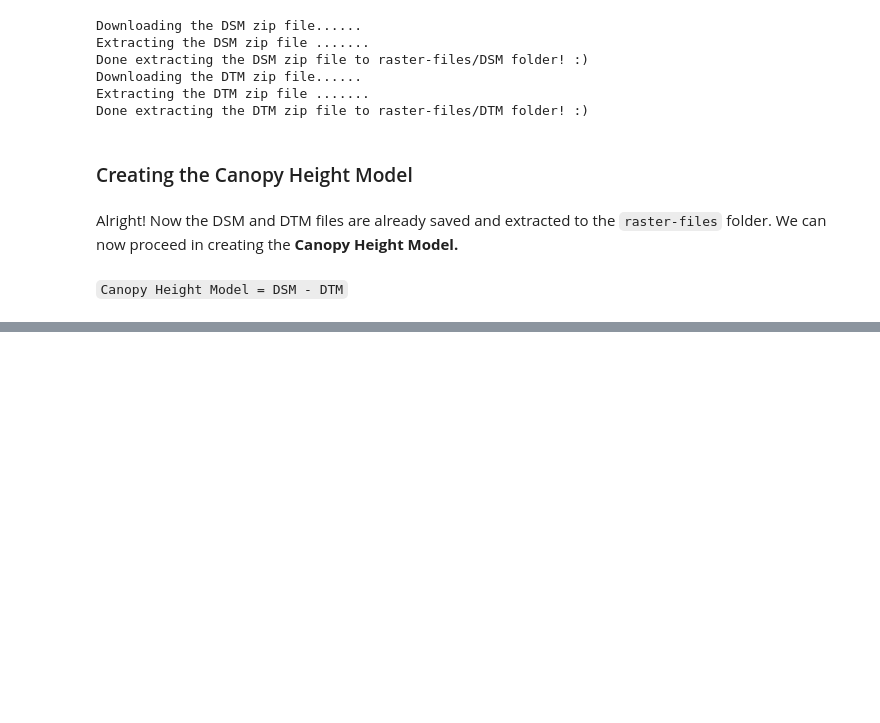
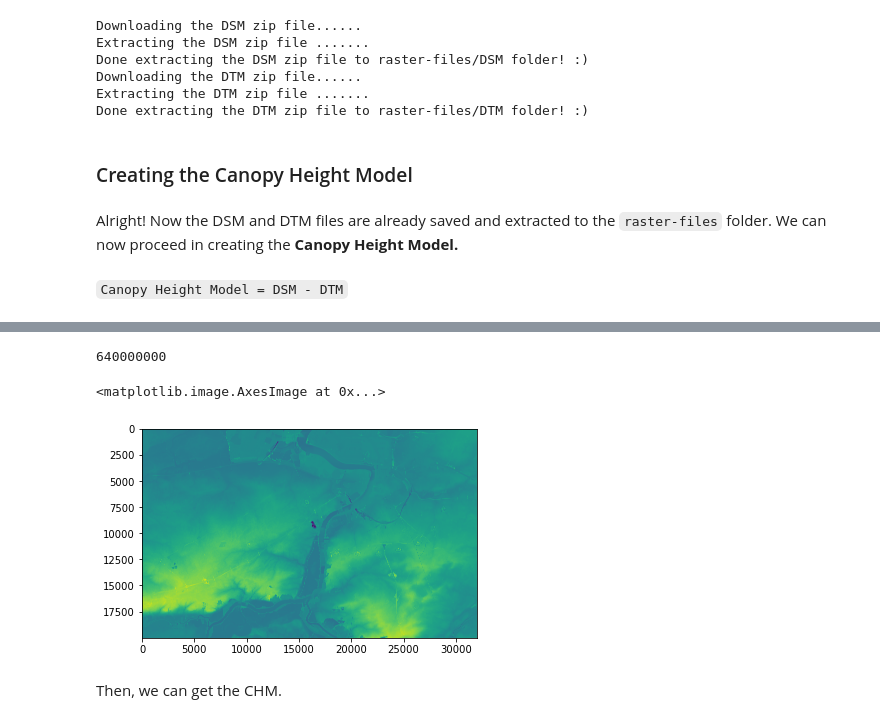
Before and after one commit to arlene14ko/3D_houses, a Jupyter notebook: 3D_houses_project.ipynb, the cells around one changed output, grey strips where cells are left out. Saved outputs shown, nothing was run; the diff lists cells and outputs as text; code cells hidden in the pictures; blank space fills up the shorter version.

```diff
--- a/3D_houses_project.ipynb
+++ b/3D_houses_project.ipynb
@@ -216,0 +336,6 @@ type(raster)
+# %%
+#Getting the DTM file
+if num < 9:
+    DTM_file = f'data/raster-files/DTM/GeoTiff/DHMVIIDTMRAS1m_k0{num+1}.tif'
+else:
+    DTM_file = f'data/raster-files/DTM/GeoTiff/DHMVIIDTMRAS1m_k{num+1}.tif'
@@ -216,0 +371,4 @@ type(raster)
+# %%
+dtm = rt.open(DTM_file)
+dtm_array = dtm.read(1) #reading the 1st band
+dtm_array
@@ -216,0 +383,11 @@ type(raster)
+# %%
+dtm_array.size
+# %% [output]
+640000000
+# %%
+plt.imshow(dtm_array)
+# %% [output]
+<matplotlib.image.AxesImage at 0x...>
+[figure, added]
+# %% [markdown]
+Then, we can get the CHM.
```
Also changed, not shown: parts of 62 cells of this notebook, 1 other file.
